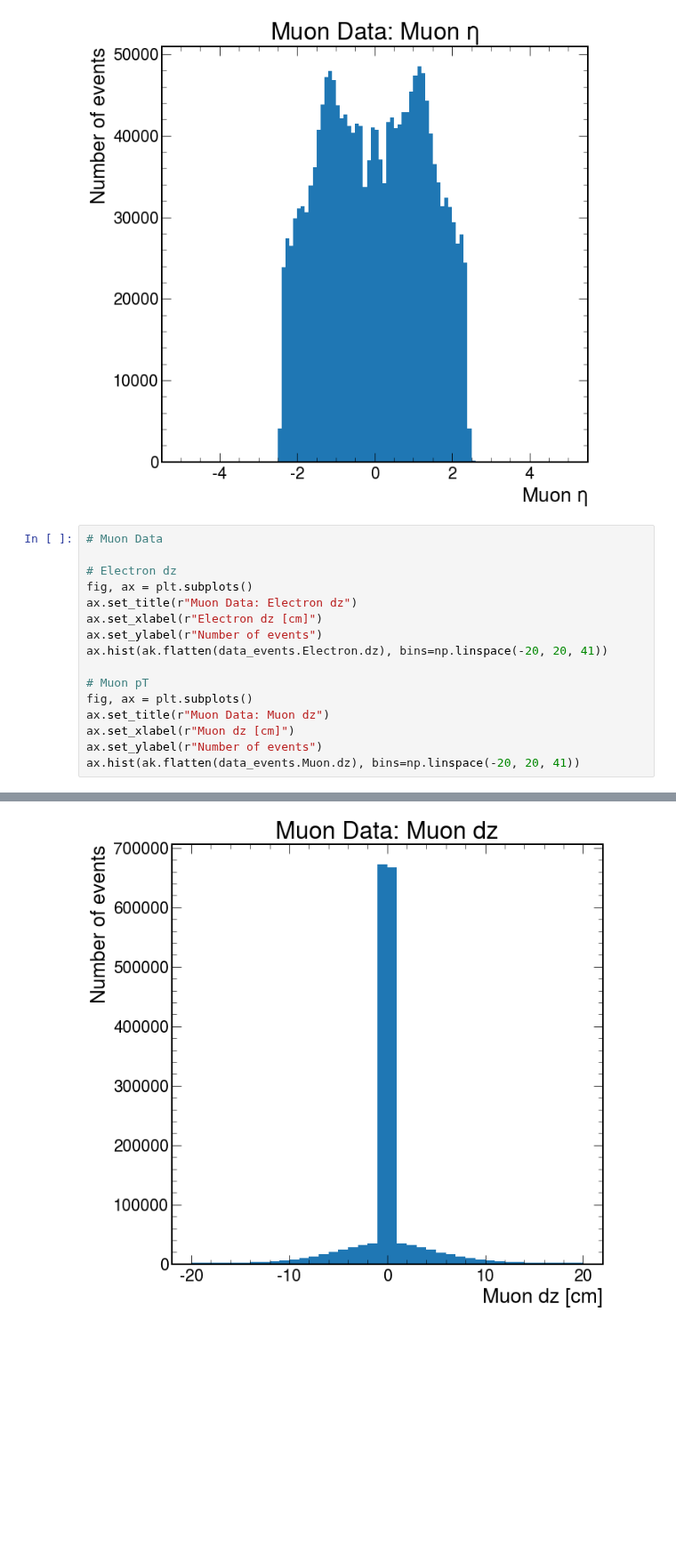
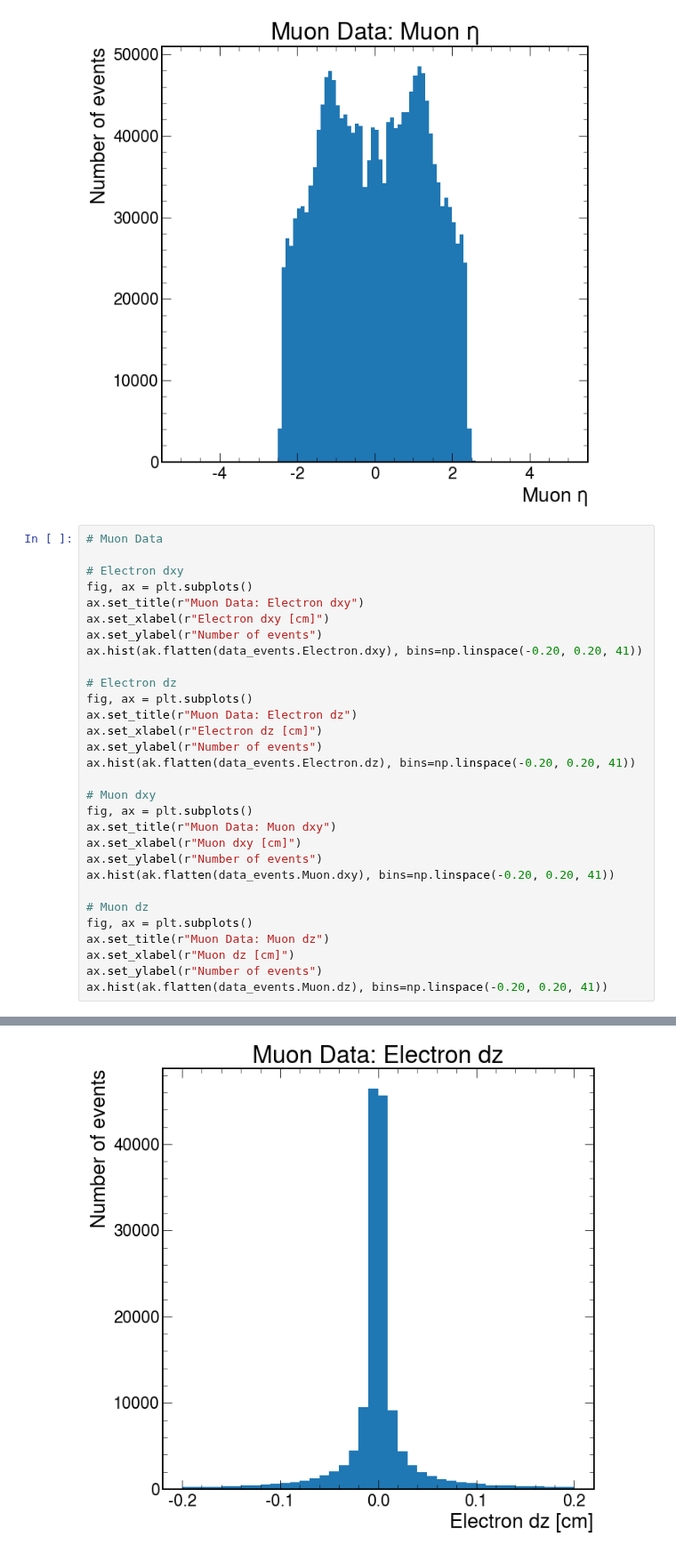
Before and after one commit to ku-cms/LeptonStudies, a Jupyter notebook: notebooks/electron_tnp_Jpsi_mass.ipynb, the cells around one changed output, grey strips where cells are left out. Shown at 89% size. Cells and saved outputs as stored; diff of their text form; blank space fills up the shorter version.

Commit message:
Plot electron and muon dxy.

```diff
--- a/notebooks/electron_tnp_Jpsi_mass.ipynb
+++ b/notebooks/electron_tnp_Jpsi_mass.ipynb
@@ -139,18 +139,32 @@ ax.hist(ak.flatten(data_events.Muon.eta), bins=np.linspace(-5, 5, 101))
 [figure]
 # %%
 # Muon Data
+
+# Electron dxy
+fig, ax = plt.subplots()
+ax.set_title(r"Muon Data: Electron dxy")
+ax.set_xlabel(r"Electron dxy [cm]")
+ax.set_ylabel(r"Number of events")
+ax.hist(ak.flatten(data_events.Electron.dxy), bins=np.linspace(-0.20, 0.20, 41))
 
 # Electron dz
 fig, ax = plt.subplots()
 ax.set_title(r"Muon Data: Electron dz")
 ax.set_xlabel(r"Electron dz [cm]")
 ax.set_ylabel(r"Number of events")
-ax.hist(ak.flatten(data_events.Electron.dz), bins=np.linspace(-20, 20, 41))
+ax.hist(ak.flatten(data_events.Electron.dz), bins=np.linspace(-0.20, 0.20, 41))
 
-# Muon pT
+# Muon dxy
+fig, ax = plt.subplots()
+ax.set_title(r"Muon Data: Muon dxy")
+ax.set_xlabel(r"Muon dxy [cm]")
+ax.set_ylabel(r"Number of events")
+ax.hist(ak.flatten(data_events.Muon.dxy), bins=np.linspace(-0.20, 0.20, 41))
+
+# Muon dz
 fig, ax = plt.subplots()
 ax.set_title(r"Muon Data: Muon dz")
 ax.set_xlabel(r"Muon dz [cm]")
 ax.set_ylabel(r"Number of events")
-ax.hist(ak.flatten(data_events.Muon.dz), bins=np.linspace(-20, 20, 41))
+ax.hist(ak.flatten(data_events.Muon.dz), bins=np.linspace(-0.20, 0.20, 41))
 # %% [output]
@@ -169 +184 @@ ax.hist(ak.flatten(data_events.Muon.dz), bins=np.linspace(-20, 20, 41))
-[figure, old version]
+[figure, new version]
```
Also changed, not shown: parts of 1 cell of this notebook.
